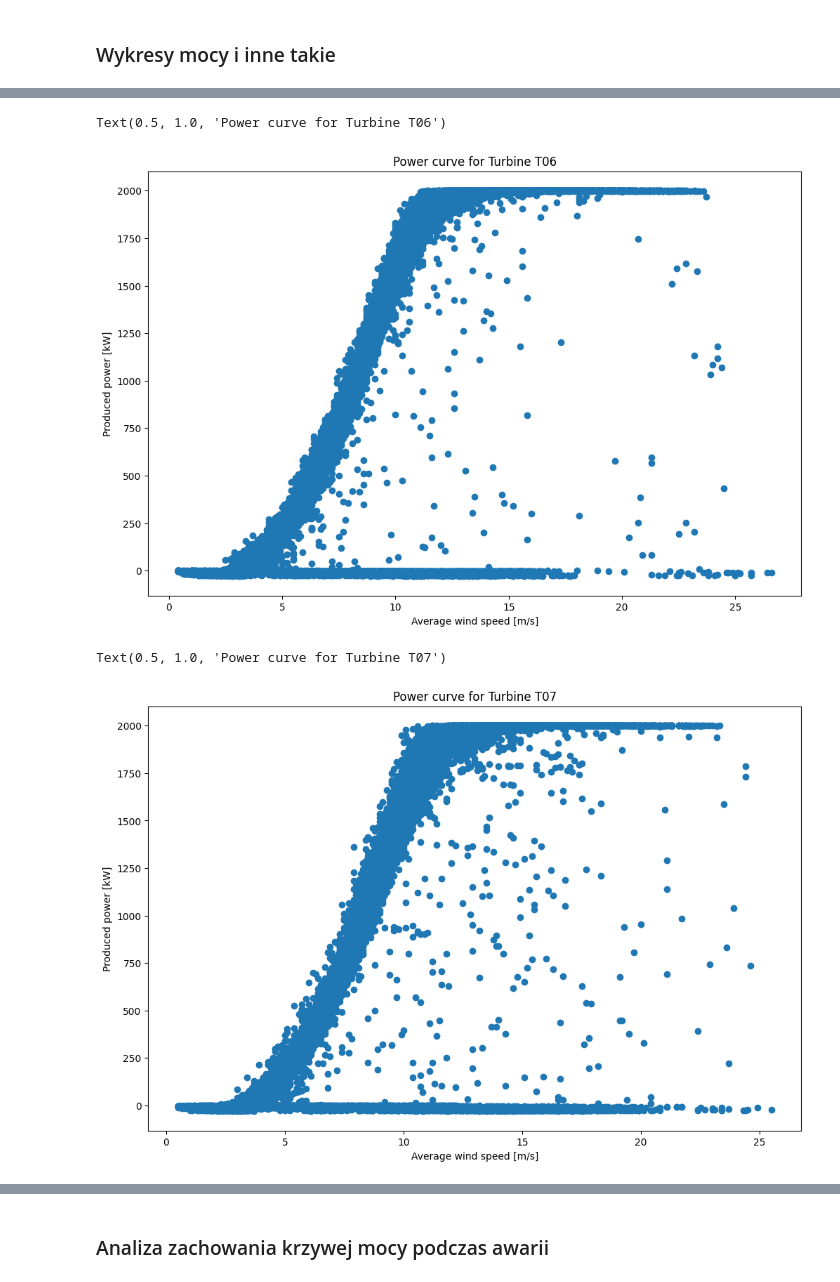
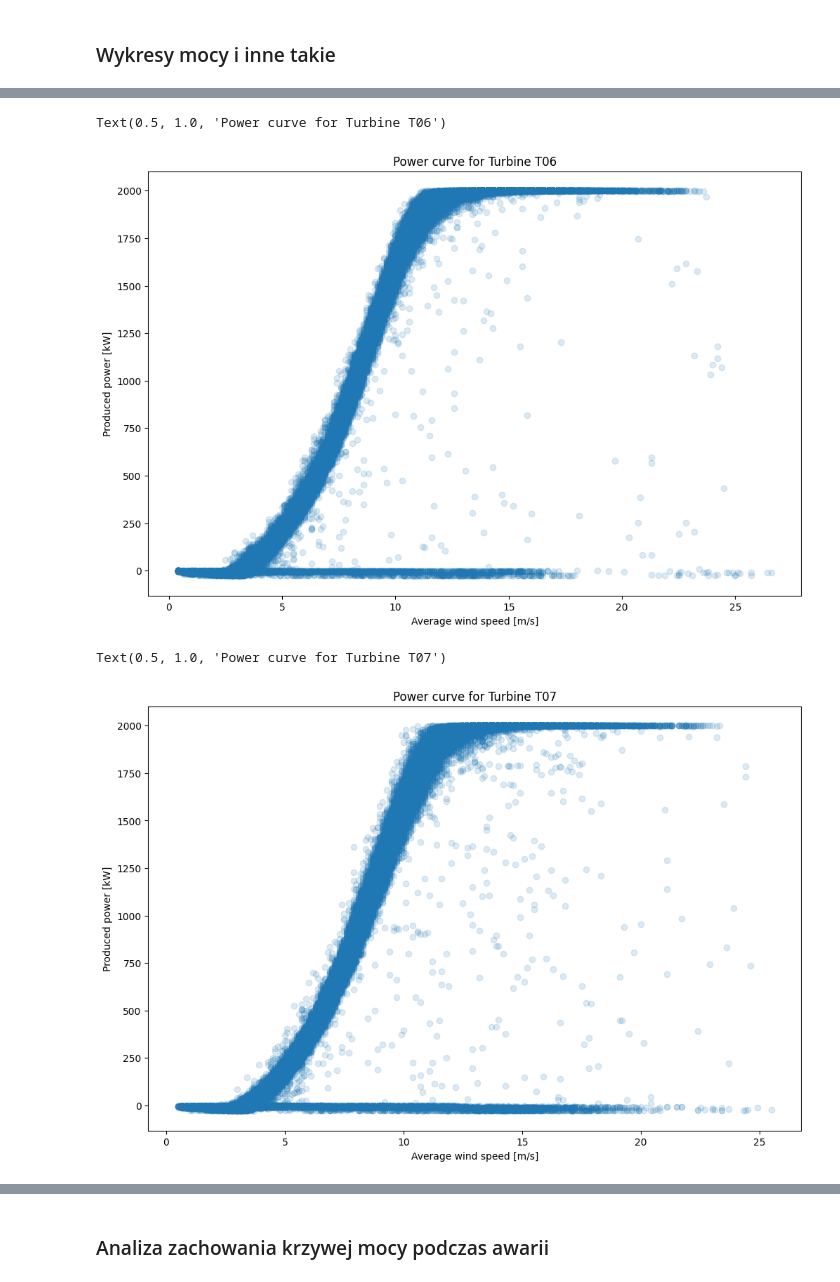
Before and after one commit to AntoniKedzierski/Windfarm, a Jupyter notebook: data_exploration.ipynb, the cells around one changed output, grey strips where cells are left out. Saved outputs shown, nothing was run; the diff lists cells and outputs as text; code cells hidden in the pictures.

```diff
--- a/data_exploration.ipynb
+++ b/data_exploration.ipynb
@@ -37,17 +35,17 @@ Text(0.5, 1.0, 'Power curve for Turbine T01')
 # %%
-plt.scatter(signals_T06.Amb_WindSpeed_Avg, signals_T06.Grd_Prod_Pwr_Avg)
+plt.scatter(signals_T06.Amb_WindSpeed_Avg, signals_T06.Grd_Prod_Pwr_Avg, alpha=0.15)
 plt.xlabel("Average wind speed [m/s]")
 plt.ylabel("Produced power [kW]")
 plt.title("Power curve for Turbine T06")
 # %% [output]
 Text(0.5, 1.0, 'Power curve for Turbine T06')
-[figure, old version]
+[figure, new version]
 # %%
-plt.scatter(signals_T07.Amb_WindSpeed_Avg, signals_T07.Grd_Prod_Pwr_Avg)
+plt.scatter(signals_T07.Amb_WindSpeed_Avg, signals_T07.Grd_Prod_Pwr_Avg, alpha=0.15)
 plt.xlabel("Average wind speed [m/s]")
 plt.ylabel("Produced power [kW]")
 plt.title("Power curve for Turbine T07")
 # %% [output]
 Text(0.5, 1.0, 'Power curve for Turbine T07')
-[figure, old version]
+[figure, new version]
 # %%
```
Also changed, not shown: parts of 32 cells of this notebook, 1 other file.
